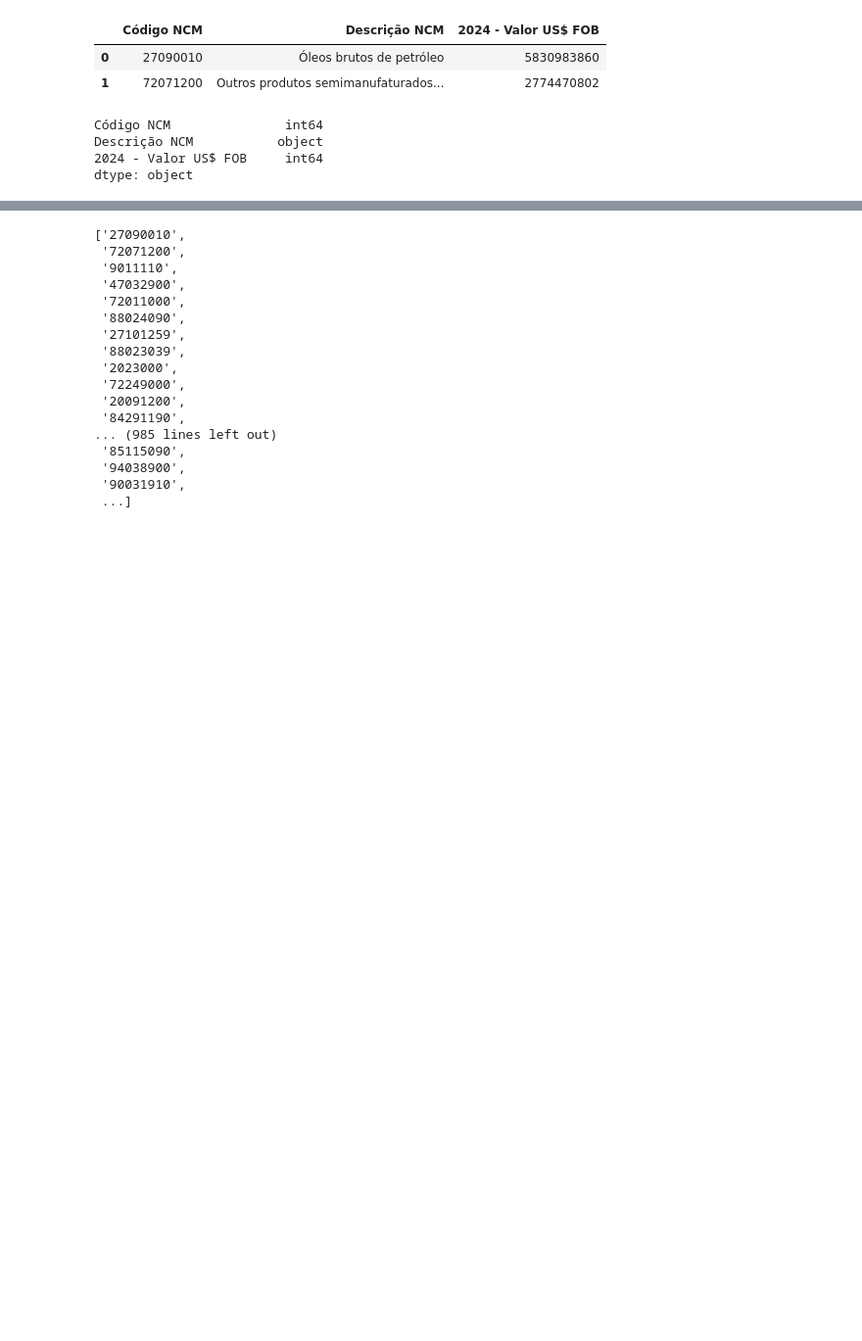
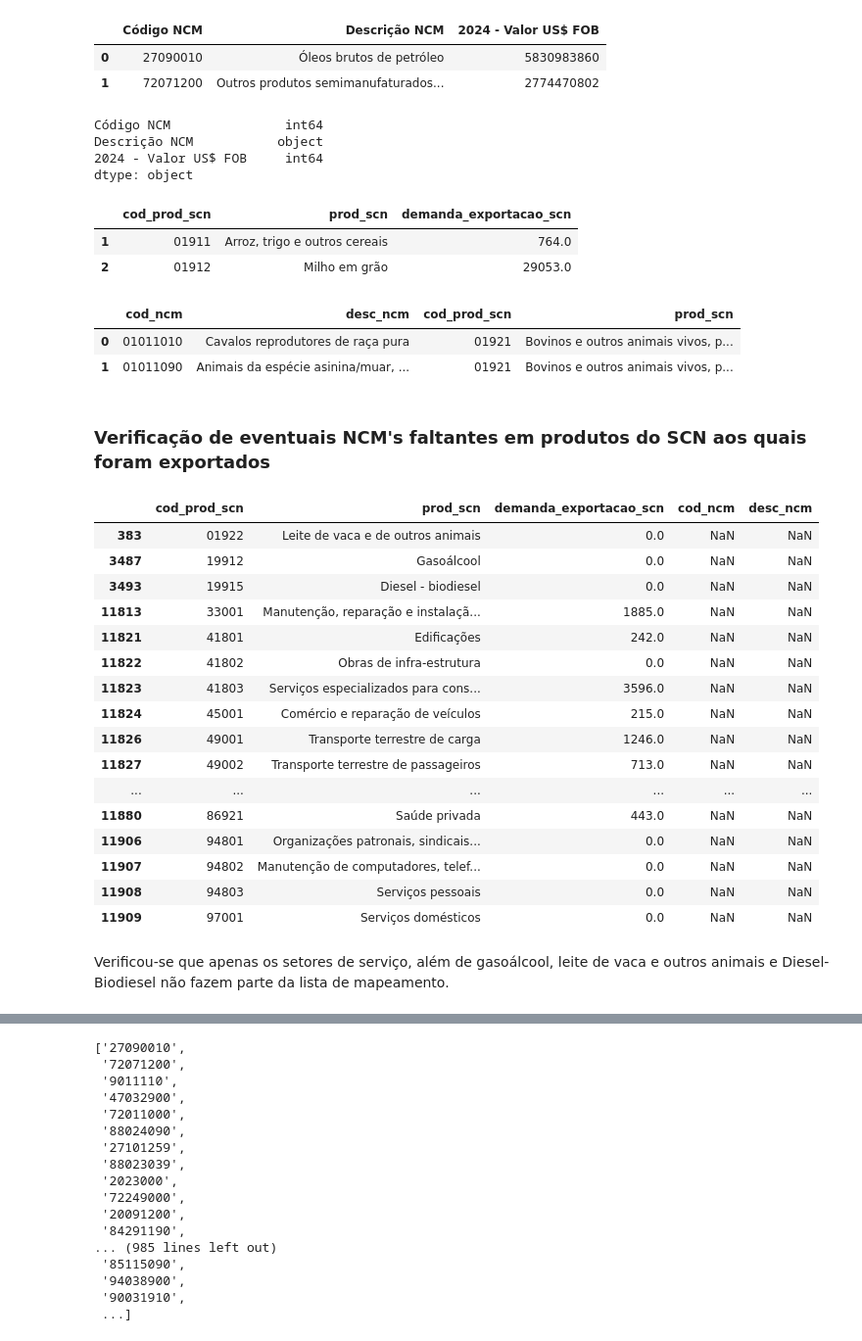
Before and after one commit to amiltonmendes/analise_insumo_produto, a Jupyter notebook: Análise Comex - BRA - EUA.ipynb, the cells around one changed output, grey strips where cells are left out. Shown at 98% size. Saved outputs shown, nothing was run; the diff lists cells and outputs as text; code cells hidden in the pictures; blank space fills up the shorter version.

```diff
--- a/Análise Comex - BRA - EUA.ipynb
+++ b/Análise Comex - BRA - EUA.ipynb
@@ -32,0 +39,12 @@ ncms_exp_usa = exportacao_usa['Código NCM'].unique().tolist()
+# %%
+exportacao_mip = exportacao_mip.loc[1:,exportacao_mip.columns[0:3]]
+
+exportacao_mip = exportacao_mip.rename(columns={exportacao_mip.columns[0] : 'cod_prod_scn', exportacao_mip.columns[1] : 'prod_scn', exportacao_mip.columns[2] : 'demanda_exportacao_scn'})
+# %%
+exportacao_mip['cod_prod_scn'] = exportacao_mip['cod_prod_scn'].astype(int).astype(str).str.zfill(5)
+# %%
+exportacao_mip.head(2)
+# %% [output]
+|  | cod_prod_scn | prod_scn | demanda_exportacao_scn |
+| 1 | 01911 | Arroz, trigo e outros cereais | 764.0 |
+| 2 | 01912 | Milho em grão | 29053.0 |
@@ -32,0 +53,35 @@ ncms_exp_usa = exportacao_usa['Código NCM'].unique().tolist()
+# %%
+tradutor_ncm = tradutor_ncm.rename(columns={'Código Produto': 'cod_prod_scn', 'Descrição Produto': 'prod_scn', 'Código NCM': 'cod_ncm', 'Nome NCM' : 'desc_ncm'})
+tradutor_ncm['cod_prod_scn'] = tradutor_ncm['cod_prod_scn'].astype(int).astype(str).str.zfill(5)
+tradutor_ncm['cod_ncm'] = tradutor_ncm['cod_ncm'].astype(str).str.zfill(8)
+tradutor_ncm.head(2)
+# %% [output]
+|  | cod_ncm | desc_ncm | cod_prod_scn | prod_scn |
+| 0 | 01011010 | Cavalos reprodutores de raça pura | 01921 | Bovinos e outros animais vivos, p... |
+| 1 | 01011090 | Animais da espécie asinina/muar, ... | 01921 | Bovinos e outros animais vivos, p... |
+# %% [markdown]
+### Verificação de eventuais NCM's faltantes em produtos do SCN aos quais foram exportados
+# %%
+exportacao_mip_mapeado_ncm = exportacao_mip.merge(tradutor_ncm.drop(columns=['prod_scn'],axis=1), on='cod_prod_scn', how='left')
+
+exportacao_mip_mapeado_ncm.loc[exportacao_mip_mapeado_ncm['cod_ncm'].isna(),:]
+# %% [output]
+|  | cod_prod_scn | prod_scn | demanda_exportacao_scn | cod_ncm | desc_ncm |
+| 383 | 01922 | Leite de vaca e de outros animais | 0.0 | NaN | NaN |
+| 3487 | 19912 | Gasoálcool | 0.0 | NaN | NaN |
+| 3493 | 19915 | Diesel - biodiesel | 0.0 | NaN | NaN |
+| 11813 | 33001 | Manutenção, reparação e instalaçã... | 1885.0 | NaN | NaN |
+| 11821 | 41801 | Edificações | 242.0 | NaN | NaN |
+| 11822 | 41802 | Obras de infra-estrutura | 0.0 | NaN | NaN |
+| 11823 | 41803 | Serviços especializados para cons... | 3596.0 | NaN | NaN |
+| 11824 | 45001 | Comércio e reparação de veículos | 215.0 | NaN | NaN |
+| 11826 | 49001 | Transporte terrestre de carga | 1246.0 | NaN | NaN |
+| 11827 | 49002 | Transporte terrestre de passageiros | 713.0 | NaN | NaN |
+| ... | ... | ... | ... | ... | ... |
+| 11880 | 86921 | Saúde privada | 443.0 | NaN | NaN |
+| 11906 | 94801 | Organizações patronais, sindicais... | 0.0 | NaN | NaN |
+| 11907 | 94802 | Manutenção de computadores, telef... | 0.0 | NaN | NaN |
+| 11908 | 94803 | Serviços pessoais | 0.0 | NaN | NaN |
+| 11909 | 97001 | Serviços domésticos | 0.0 | NaN | NaN |
+# %% [markdown]
+Verificou-se que apenas os setores de serviço, além de gasoálcool, leite de vaca e outros animais e Diesel- Biodiesel não fazem parte da lista de mapeamento.
```
Also changed, not shown: parts of 18 cells of this notebook, 13 other files.
